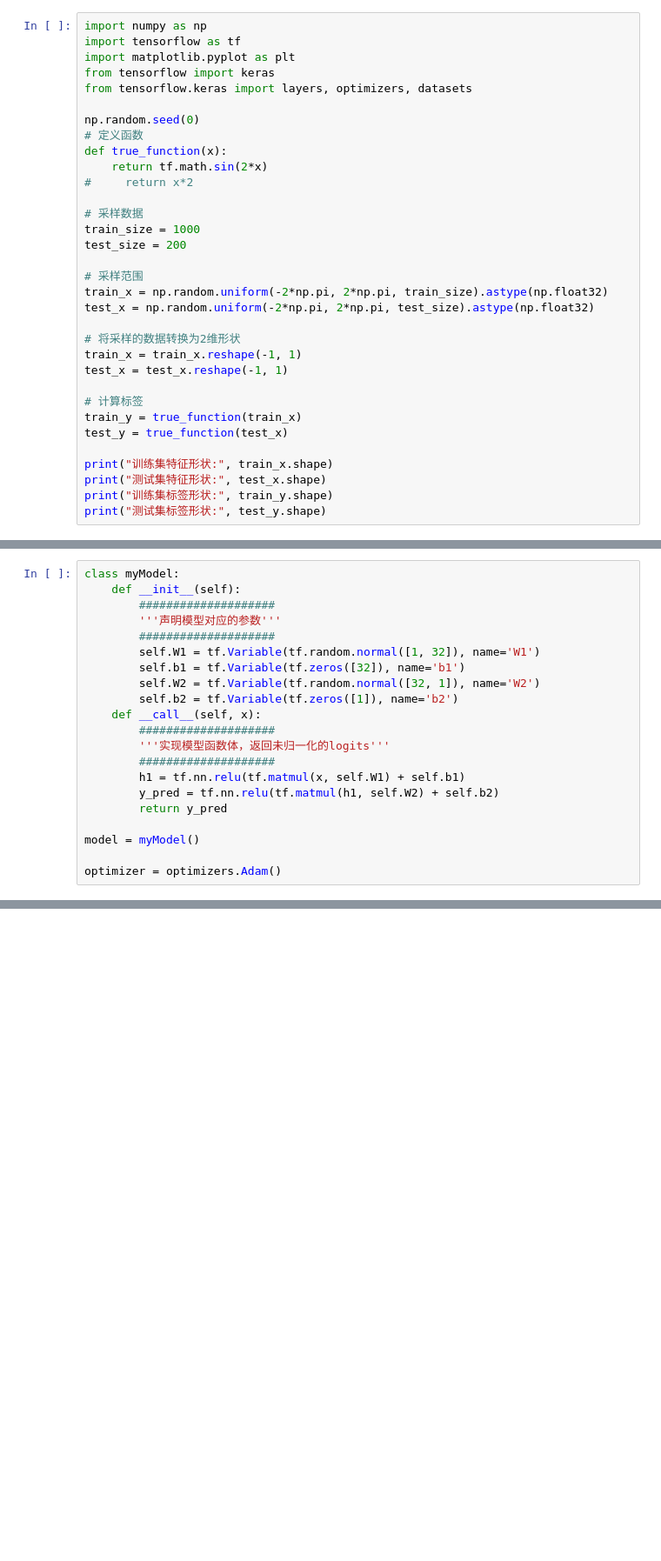
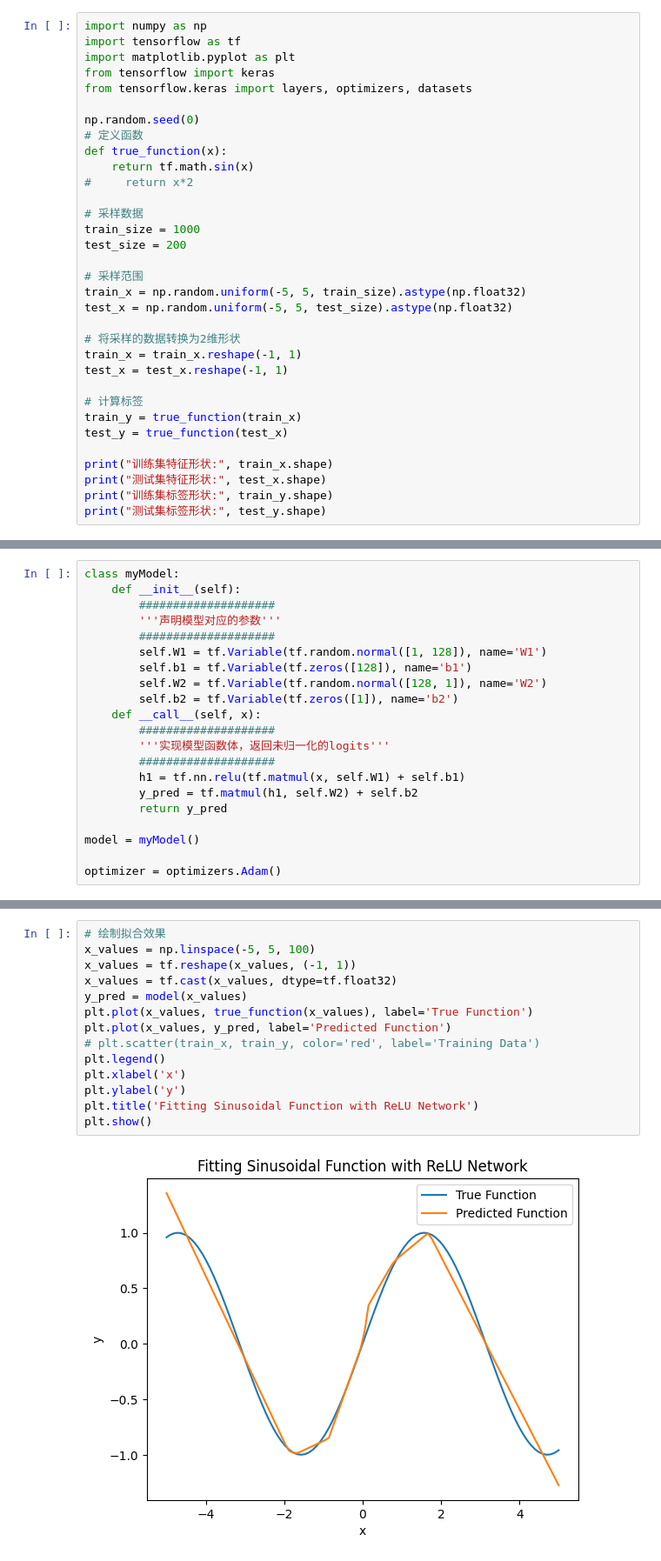
Before and after one commit to chen2151643/exercise_nndl, a Jupyter notebook: chap4_ simple neural network/try.ipynb, the cells around one changed output, grey strips where cells are left out. Shown at 87% size. Saved outputs shown, nothing was run; the diff lists cells and outputs as text; blank space fills up the shorter version.

```diff
--- a/chap4_ simple neural network/try.ipynb
+++ b/chap4_ simple neural network/try.ipynb
@@ -8,7 +8,7 @@ from tensorflow.keras import layers, optimizers, datasets
 np.random.seed(0)
 # 定义函数
 def true_function(x):
-    return tf.math.sin(2*x)
+    return tf.math.sin(x)
 #     return x*2
 
 # 采样数据
@@ -16,8 +16,8 @@ train_size = 1000
 test_size = 200
 
 # 采样范围
-train_x = np.random.uniform(-2*np.pi, 2*np.pi, train_size).astype(np.float32)
-test_x = np.random.uniform(-2*np.pi, 2*np.pi, test_size).astype(np.float32)
+train_x = np.random.uniform(-5, 5, train_size).astype(np.float32)
+test_x = np.random.uniform(-5, 5, test_size).astype(np.float32)
 
 # 将采样的数据转换为2维形状
 train_x = train_x.reshape(-1, 1)
@@ -44,16 +42,16 @@ class myModel:
         ####################
         '''声明模型对应的参数'''
         ####################
-        self.W1 = tf.Variable(tf.random.normal([1, 32]), name='W1')
-        self.b1 = tf.Variable(tf.zeros([32]), name='b1')
-        self.W2 = tf.Variable(tf.random.normal([32, 1]), name='W2')
+        self.W1 = tf.Variable(tf.random.normal([1, 128]), name='W1')
+        self.b1 = tf.Variable(tf.zeros([128]), name='b1')
+        self.W2 = tf.Variable(tf.random.normal([128, 1]), name='W2')
         self.b2 = tf.Variable(tf.zeros([1]), name='b2')
     def __call__(self, x):
         ####################
         '''实现模型函数体，返回未归一化的logits'''
         ####################
         h1 = tf.nn.relu(tf.matmul(x, self.W1) + self.b1)
-        y_pred = tf.nn.relu(tf.matmul(h1, self.W2) + self.b2)
+        y_pred = tf.matmul(h1, self.W2) + self.b2
         return y_pred
 
 model = myModel()
@@ -124,0 +114,16 @@ test loss 0.45401993
+# %%
+# 绘制拟合效果
+x_values = np.linspace(-5, 5, 100)
+x_values = tf.reshape(x_values, (-1, 1))
+x_values = tf.cast(x_values, dtype=tf.float32)
+y_pred = model(x_values)
+plt.plot(x_values, true_function(x_values), label='True Function')
+plt.plot(x_values, y_pred, label='Predicted Function')
+# plt.scatter(train_x, train_y, color='red', label='Training Data')
+plt.legend()
+plt.xlabel('x')
+plt.ylabel('y')
+plt.title('Fitting Sinusoidal Function with ReLU Network')
+plt.show()
+# %% [output]
+[figure, added]
```
Also changed, not shown: parts of 2 cells of this notebook, 2 other files.
